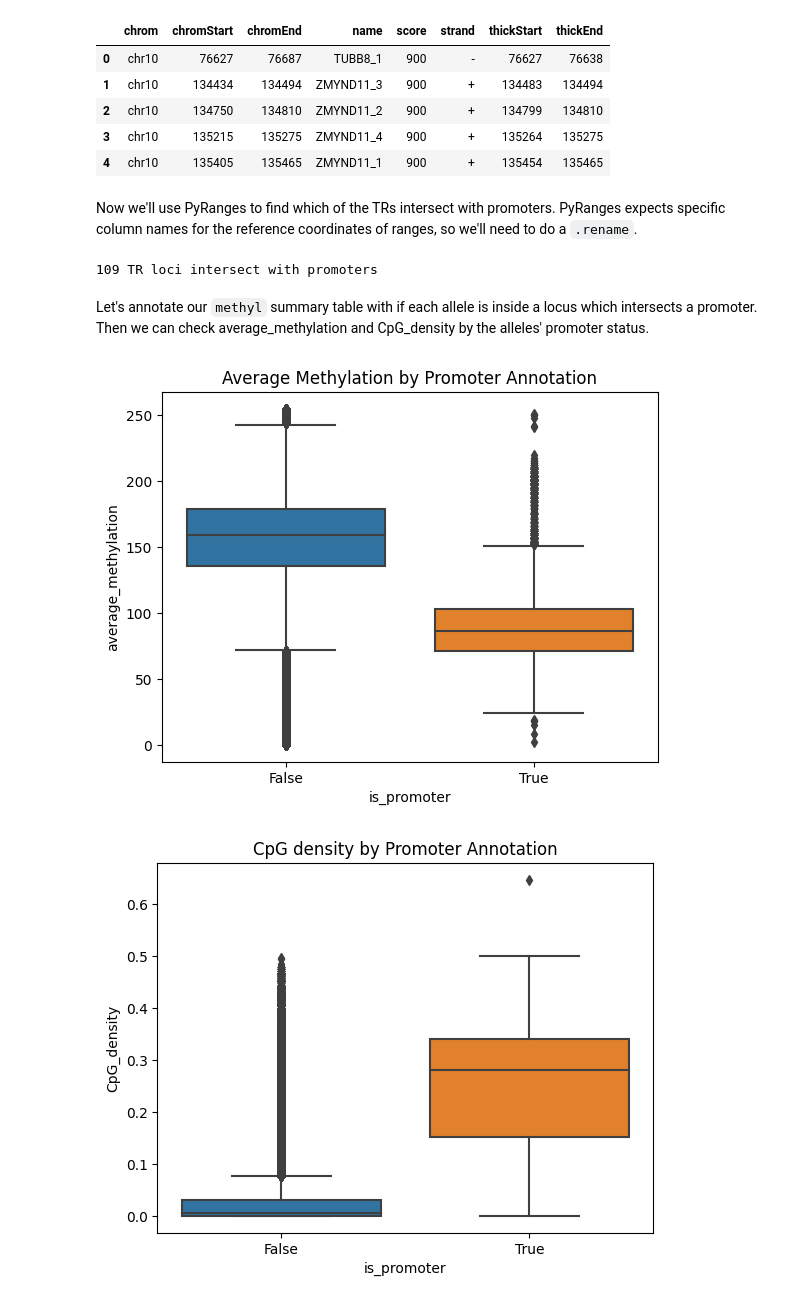
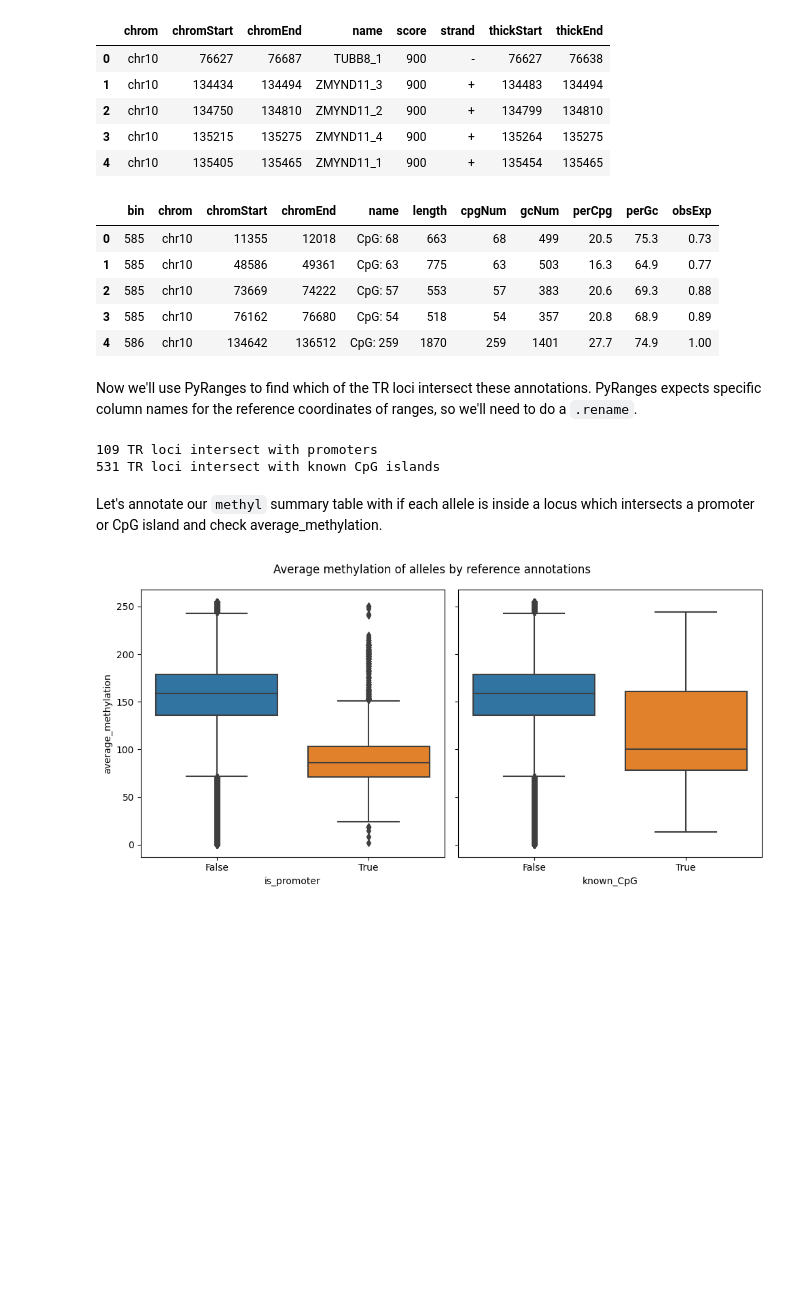
Before and after one commit to PacificBiosciences/trgt, a Jupyter notebook: notebooks/CpGislandsMethylationAndPromoters.ipynb, the cells around one changed output. Cells and saved outputs as stored; diff of their text form; code cells hidden in the pictures; blank space fills up the shorter version.

```diff
--- a/notebooks/CpGislandsMethylationAndPromoters.ipynb
+++ b/notebooks/CpGislandsMethylationAndPromoters.ipynb
@@ -87,34 +72,54 @@ promoters.head()
 | 2 | chr10 | 134750 | 134810 | ZMYND11_2 | 900 | + | 134799 | 134810 |
 | 3 | chr10 | 135215 | 135275 | ZMYND11_4 | 900 | + | 135264 | 135275 |
 | 4 | chr10 | 135405 | 135465 | ZMYND11_1 | 900 | + | 135454 | 135465 |
+# %%
+url = "https://api.genome.ucsc.edu/getData/track?genome=hg38;track=cpgIslandExt;chrom=chr10"
+with urllib.request.urlopen(url) as response:
+   html = response.read()
+known_cpg = pd.DataFrame(json.loads(html)['cpgIslandExt'])
+known_cpg.head()
+# %% [output]
+|  | bin | chrom | chromStart | chromEnd | name | length | cpgNum | gcNum | perCpg | perGc | obsExp |
+| 0 | 585 | chr10 | 11355 | 12018 | CpG: 68 | 663 | 68 | 499 | 20.5 | 75.3 | 0.73 |
+| 1 | 585 | chr10 | 48586 | 49361 | CpG: 63 | 775 | 63 | 503 | 16.3 | 64.9 | 0.77 |
+| 2 | 585 | chr10 | 73669 | 74222 | CpG: 57 | 553 | 57 | 383 | 20.6 | 69.3 | 0.88 |
+| 3 | 585 | chr10 | 76162 | 76680 | CpG: 54 | 518 | 54 | 357 | 20.8 | 68.9 | 0.89 |
+| 4 | 586 | chr10 | 134642 | 136512 | CpG: 259 | 1870 | 259 | 1401 | 27.7 | 74.9 | 1.00 |
 # %% [markdown]
-Now we'll use PyRanges to find which of the TRs intersect with promoters. PyRanges expects specific column names for the reference coordinates of ranges, so we'll need to do a `.rename`.
+Now we'll use PyRanges to find which of the TR loci intersect these annotations. PyRanges expects specific column names for the reference coordinates of ranges, so we'll need to do a `.rename`.
 # %%
-loci = pyranges.PyRanges(data['locus'].rename(columns={"chrom":"Chromosome",
-                                                       "start":"Start",
-                                                       "end":"End"}))
-prom = pyranges.PyRanges(promoters.rename(columns={"chrom":"Chromosome",
-                                                       "chromStart":"Start",
-                                                       "chromEnd":"End"}))
+loci = PyRanges(data['locus'].rename(columns={"chrom":"Chromosome",
+                                              "start":"Start",
+                                              "end":"End"}))
+prom = PyRanges(promoters.rename(columns={"chrom":"Chromosome",
+                                          "chromStart":"Start",
+                                          "chromEnd":"End"}))
+cpgs = PyRanges(known_cpg.rename(columns={"chrom":"Chromosome",
+                                          "chromStart":"Start",
+                                          "chromEnd":"End"}))
 # Subset of loci which overlap promoters
-subset = loci.overlap(prom)
-print(len(subset), "TR loci intersect with promoters")
+prom_subset = loci.overlap(prom)
+print(len(prom_subset), "TR loci intersect with promoters")
+
+# Subset of loci which overlap known CpG islands
+cpg_subset = loci.overlap(cpgs)
+print(len(cpg_subset), "TR loci intersect with known CpG islands")
 # %% [output]
 109 TR loci intersect with promoters
+531 TR loci intersect with known CpG islands
 # %% [markdown]
-Let's annotate our `methyl` summary table with if each allele is inside a locus which intersects a promoter. Then we can check average_methylation and CpG_density by the alleles' promoter status.
+Let's annotate our `methyl` summary table with if each allele is inside a locus which intersects a promoter or CpG island and check average_methylation.
 # %%
 # Note we have to use `subset.df` since subset is a PyRanges object
-methyl['is_promoter'] = methyl["LocusID"].isin(subset.df["LocusID"])
+methyl["is_promoter"] = methyl["LocusID"].isin(prom_subset.df["LocusID"])
+methyl["known_CpG"] = methyl["LocusID"].isin(cpg_subset.df["LocusID"])
 
-p = sb.boxplot(data=methyl, x="is_promoter", y="average_methylation")
-_ = p.set(title="Average Methylation by Promoter Annotation")
-plt.show()
-
-p = sb.boxplot(data=methyl, x="is_promoter", y="CpG_density")
-_ = p.set(title="CpG density by Promoter Annotation")
-plt.show()
+fig, axes = plt.subplots(nrows=1, ncols=2, sharey='row', figsize=(10,5))
+fig.suptitle('Average methylation of alleles by reference annotations')
+p1 = sb.boxplot(ax=axes[0], data=methyl, x="is_promoter", y="average_methylation")
+p2 = sb.boxplot(ax=axes[1], data=methyl, x="known_CpG", y="average_methylation")
+p2.set(ylabel="")
+plt.tight_layout()
 # %% [output]
-[figure, old version]
+[figure, new version]
-[figure, removed]
 # %% [markdown]
```
Also changed, not shown: parts of 16 cells of this notebook.
